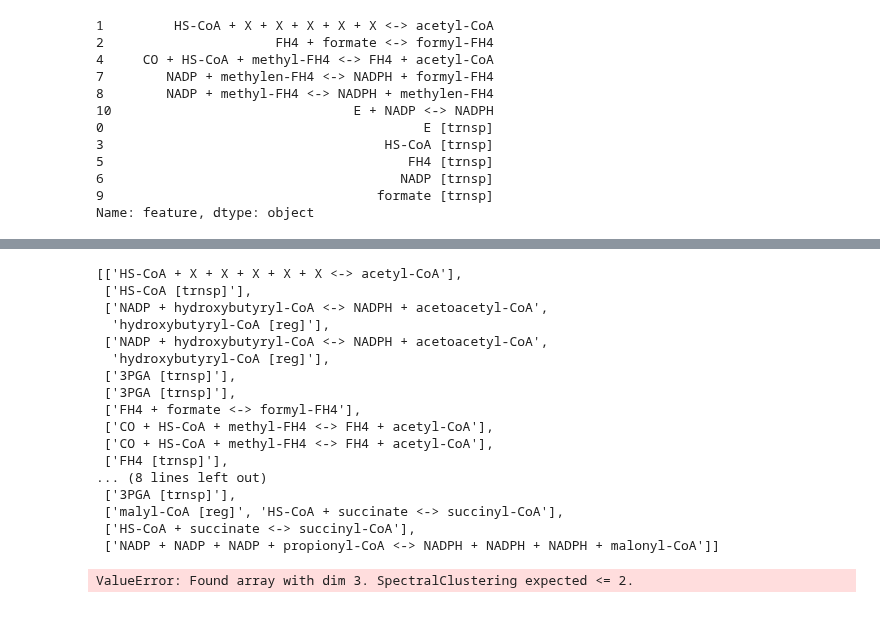
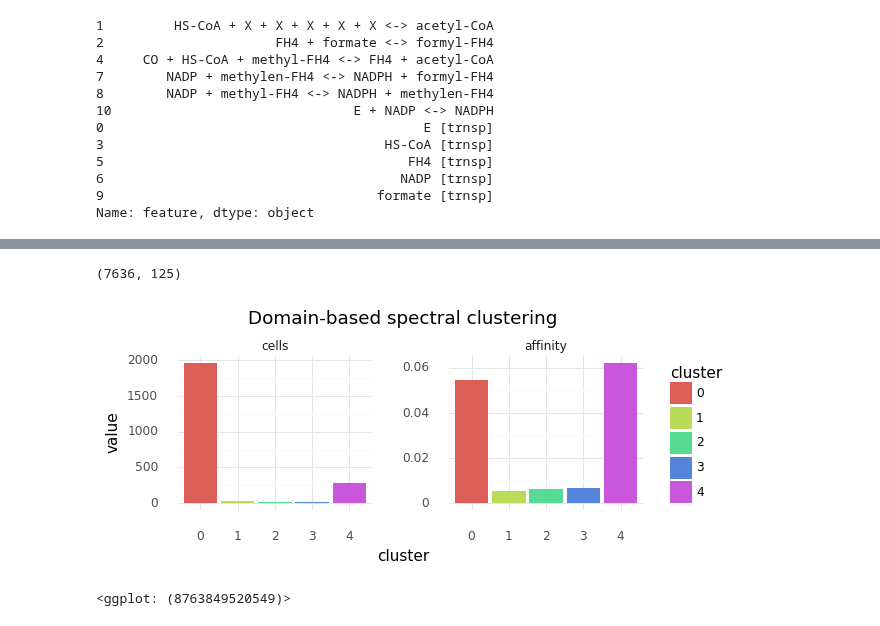
Before and after one commit to mRcSchwering/luca, a Jupyter notebook: e1_co2_fixing/trained_wl.ipynb, the cells around one changed output, grey strips where cells are left out. Cells and saved outputs as stored; diff of their text form; code cells hidden in the pictures.

```diff
--- a/e1_co2_fixing/trained_wl.ipynb
+++ b/e1_co2_fixing/trained_wl.ipynb
@@ -158,10 +158,3 @@ df[df["freq"] > 0.7].sort_values(by="type")["feature"]
 6                                      NADP [trnsp]
 9                                   formate [trnsp]
 Name: feature, dtype: object
-# %%
-cell = world.get_cell(by_idx=4000)
-proteome = get_proteome_doms(cell=cell)
-for prot in proteome:
-    reacts = [d for d in prot if "<->" in d]
-    if len(reacts) > 0:
-        print(", ".join(reacts))
@@ -186,25 +161,34 @@ HS-CoA + acetoacetyl-CoA <-> acetyl-CoA + acetyl-CoA
-# %%
-cell_doms
-# %% [output]
-[['HS-CoA + X + X + X + X + X <-> acetyl-CoA'],
- ['HS-CoA [trnsp]'],
- ['NADP + hydroxybutyryl-CoA <-> NADPH + acetoacetyl-CoA',
-  'hydroxybutyryl-CoA [reg]'],
- ['NADP + hydroxybutyryl-CoA <-> NADPH + acetoacetyl-CoA',
-  'hydroxybutyryl-CoA [reg]'],
- ['3PGA [trnsp]'],
- ['3PGA [trnsp]'],
- ['FH4 + formate <-> formyl-FH4'],
- ['CO + HS-CoA + methyl-FH4 <-> FH4 + acetyl-CoA'],
- ['CO + HS-CoA + methyl-FH4 <-> FH4 + acetyl-CoA'],
- ['FH4 [trnsp]'],
-... (8 lines left out)
- ['3PGA [trnsp]'],
- ['malyl-CoA [reg]', 'HS-CoA + succinate <-> succinyl-CoA'],
- ['HS-CoA + succinate <-> succinyl-CoA'],
- ['NADP + NADP + NADP + propionyl-CoA <-> NADPH + NADPH + NADPH + malonyl-CoA']]
-# %%
-clustering = SpectralClustering(n_clusters=5, n_init=20).fit(world.kinetics.N)
-A = clustering.affinity_matrix_
-# %% [output]
-ValueError: Found array with dim 3. SpectralClustering expected <= 2.
+# %%
+feature_map = {d: i for i, d in enumerate(feature_counts)}
+
+features = np.zeros((len(cell_features), len(feature_map)))
+for cell_i, cell in enumerate(cell_features):
+    for feat in cell:
+        features[cell_i, feature_map[feat]] = 1
+features.shape
+# %% [output]
+(7636, 125)
+# %%
+samples = random.sample(range(len(features)), k=int(len(features) * 0.3))
+clustering = SpectralClustering(n_clusters=5, n_init=20).fit(features[samples])
+A = clustering.affinity_matrix_
+
+records = []
+for label in set(clustering.labels_):
+    a = A[np.nonzero(clustering.labels_ == label)]
+    records.append({"cluster": label, "cells": len(a), "affinity": a.mean()})
+df = pd.DataFrame.from_records(records)
+
+variables = ["cells", "affinity"]
+df = df.melt(id_vars=["cluster"], value_vars=variables)
+df["variable"] = pd.Categorical(df["variable"], categories=variables)
+df["cluster"] = pd.Categorical(df["cluster"], categories=sorted(df["cluster"].unique()))
+
+(ggplot(df)
+    + geom_col(aes(x="cluster", y="value", fill="cluster"), position="dodge")
+    + facet_wrap("~ variable", scales="free", ncol=5)
+    + theme(figure_size=(6, 2), subplots_adjust={"wspace": .4, "hspace": .4})
+    + ggtitle("Domain-based spectral clustering"))
+# %% [output]
+[figure, added]
+<ggplot: (8763849520549)>
```
Also changed, not shown: parts of 4 cells of this notebook.
